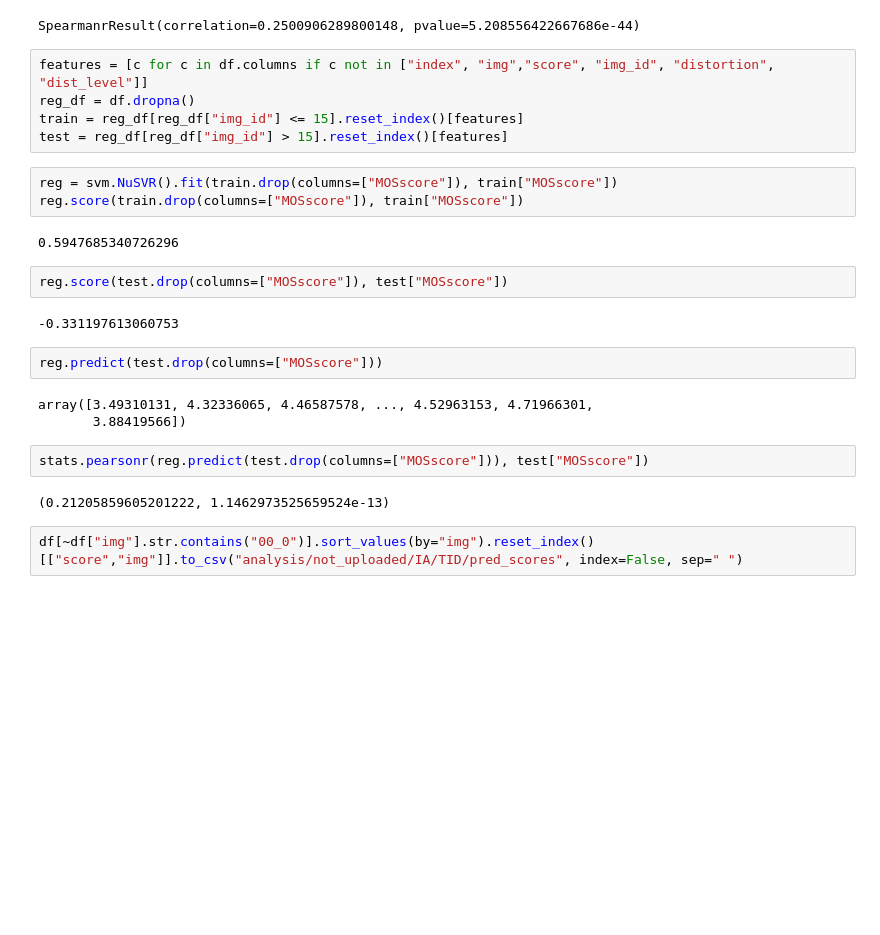
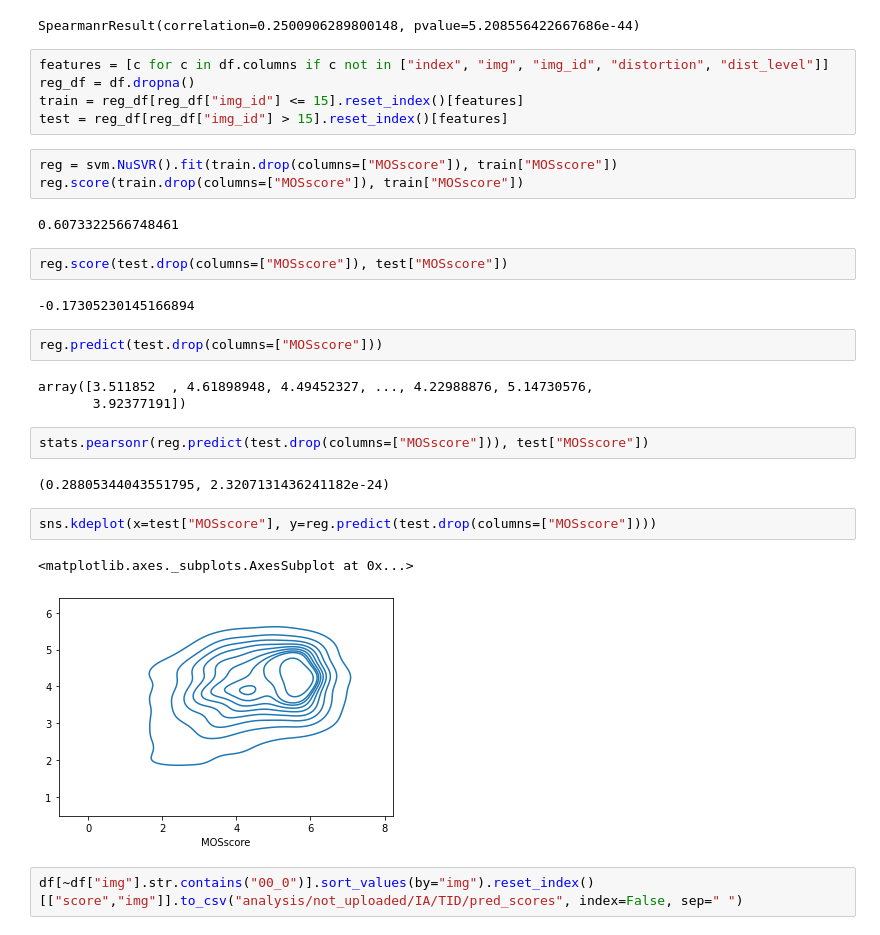
Before and after one commit to janpf/NIAA, a Jupyter notebook: analysis_code/IA_test_TID.ipynb, the cells around one changed output. Saved outputs shown, nothing was run; the diff lists cells and outputs as text; blank space fills up the shorter version.

```diff
--- a/analysis_code/IA_test_TID.ipynb
+++ b/analysis_code/IA_test_TID.ipynb
@@ -154,7 +163,7 @@ stats.spearmanr(df[["MOSscore", "score"]].dropna())
 # %% [output]
 SpearmanrResult(correlation=0.2500906289800148, pvalue=5.208556422667686e-44)
 # %%
-features = [c for c in df.columns if c not in ["index", "img","score", "img_id", "distortion", "dist_level"]]
+features = [c for c in df.columns if c not in ["index", "img", "img_id", "distortion", "dist_level"]]
 reg_df = df.dropna()
 train = reg_df[reg_df["img_id"] <= 15].reset_index()[features]
 test = reg_df[reg_df["img_id"] > 15].reset_index()[features]
@@ -162,19 +171,24 @@ test = reg_df[reg_df["img_id"] > 15].reset_index()[features]
 reg = svm.NuSVR().fit(train.drop(columns=["MOSscore"]), train["MOSscore"])
 reg.score(train.drop(columns=["MOSscore"]), train["MOSscore"])
 # %% [output]
-0.5947685340726296
+0.6073322566748461
 # %%
 reg.score(test.drop(columns=["MOSscore"]), test["MOSscore"])
 # %% [output]
--0.331197613060753
+-0.17305230145166894
 # %%
 reg.predict(test.drop(columns=["MOSscore"]))
 # %% [output]
-array([3.49310131, 4.32336065, 4.46587578, ..., 4.52963153, 4.71966301,
-       3.88419566])
+array([3.511852  , 4.61898948, 4.49452327, ..., 4.22988876, 5.14730576,
+       3.92377191])
 # %%
 stats.pearsonr(reg.predict(test.drop(columns=["MOSscore"])), test["MOSscore"])
 # %% [output]
-(0.21205859605201222, 1.1462973525659524e-13)
+(0.28805344043551795, 2.3207131436241182e-24)
+# %%
+sns.kdeplot(x=test["MOSscore"], y=reg.predict(test.drop(columns=["MOSscore"])))
+# %% [output]
+<matplotlib.axes._subplots.AxesSubplot at 0x...>
+[figure, added]
 # %%
 df[~df["img"].str.contains("00_0")].sort_values(by="img").reset_index()[["score","img"]].to_csv("analysis/not_uploaded/IA/TID/pred_scores", index=False, sep=" ")
```
Also changed, not shown: parts of 5 cells of this notebook, 4 other files.
